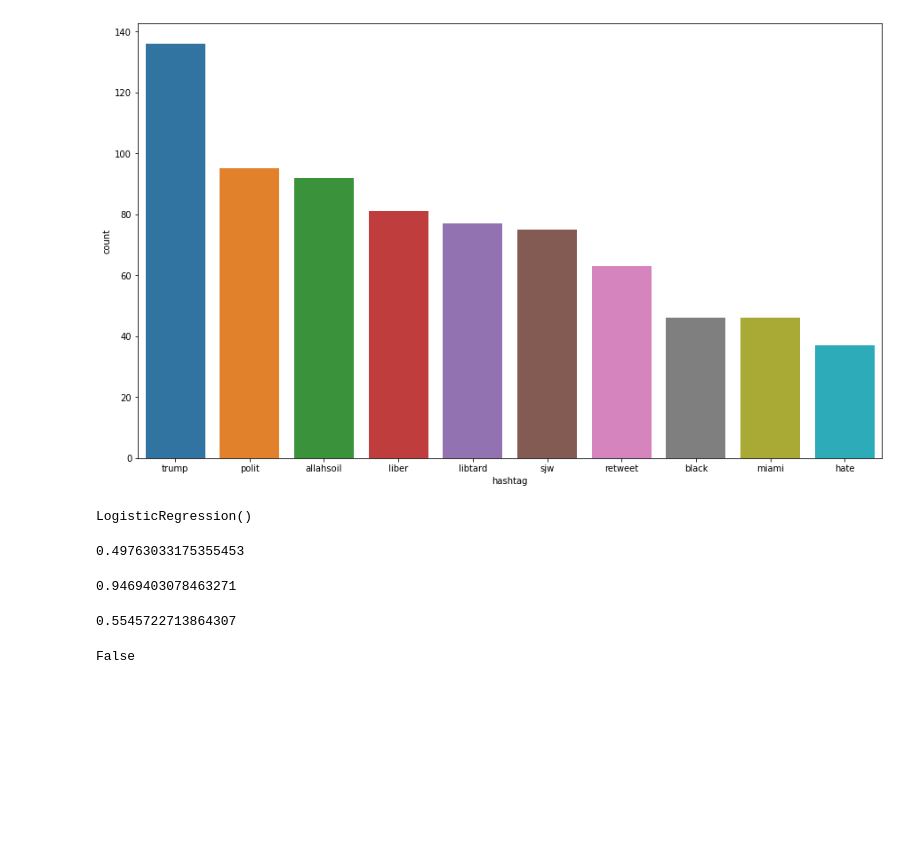
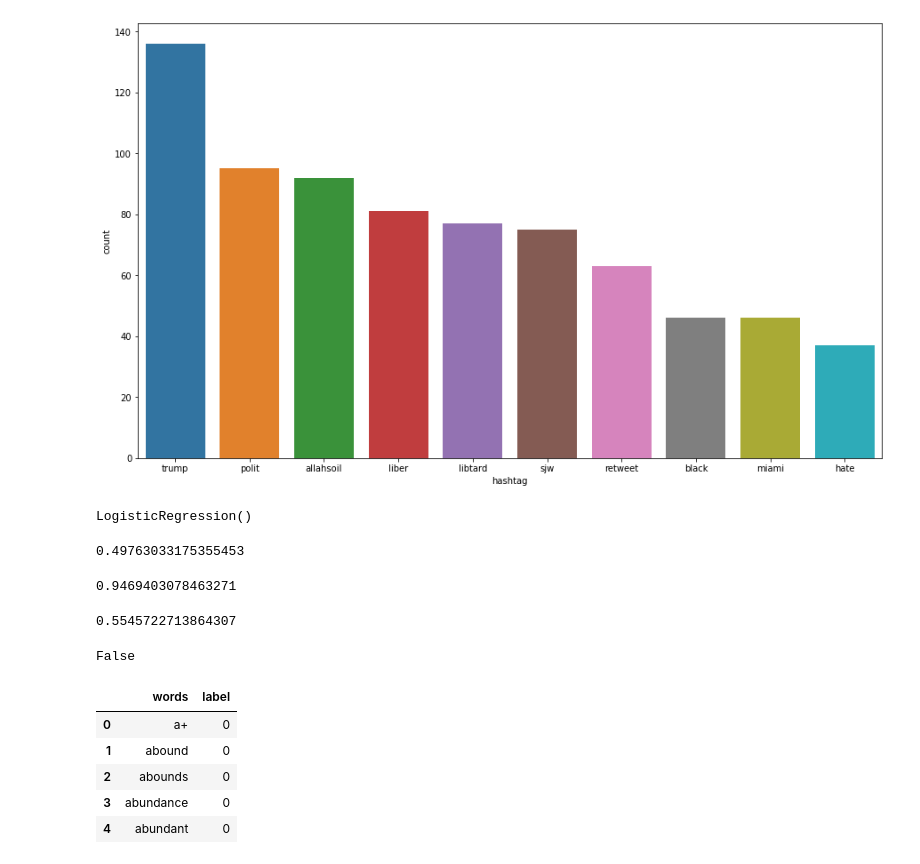
Before and after one commit to ShahaDeven/SunHacks2022, a Jupyter notebook: tweets_analysis/sentiment_analyser.ipynb, the cells around one changed output. Drawn from its saved outputs; the diff is of its cells as text; code cells hidden in the pictures; blank space fills up the shorter version.

```diff
--- a/tweets_analysis/sentiment_analyser.ipynb
+++ b/tweets_analysis/sentiment_analyser.ipynb
@@ -257,3 +257,13 @@ f1_score(y_test, pred)
 pred_prob[0][1] >= 0.3
 # %% [output]
 False
+# %%
+df1 = pd.read_csv(r'C:\Users\DevenShah\Desktop\test\SunHacks2022\tweets_analysis\positive-words.csv')
+df1.head()
+# %% [output]
+|  | words | label |
+| 0 | a+ | 0 |
+| 1 | abound | 0 |
+| 2 | abounds | 0 |
+| 3 | abundance | 0 |
+| 4 | abundant | 0 |
```
Also changed, not shown: parts of 3 cells of this notebook, 10 other files.
